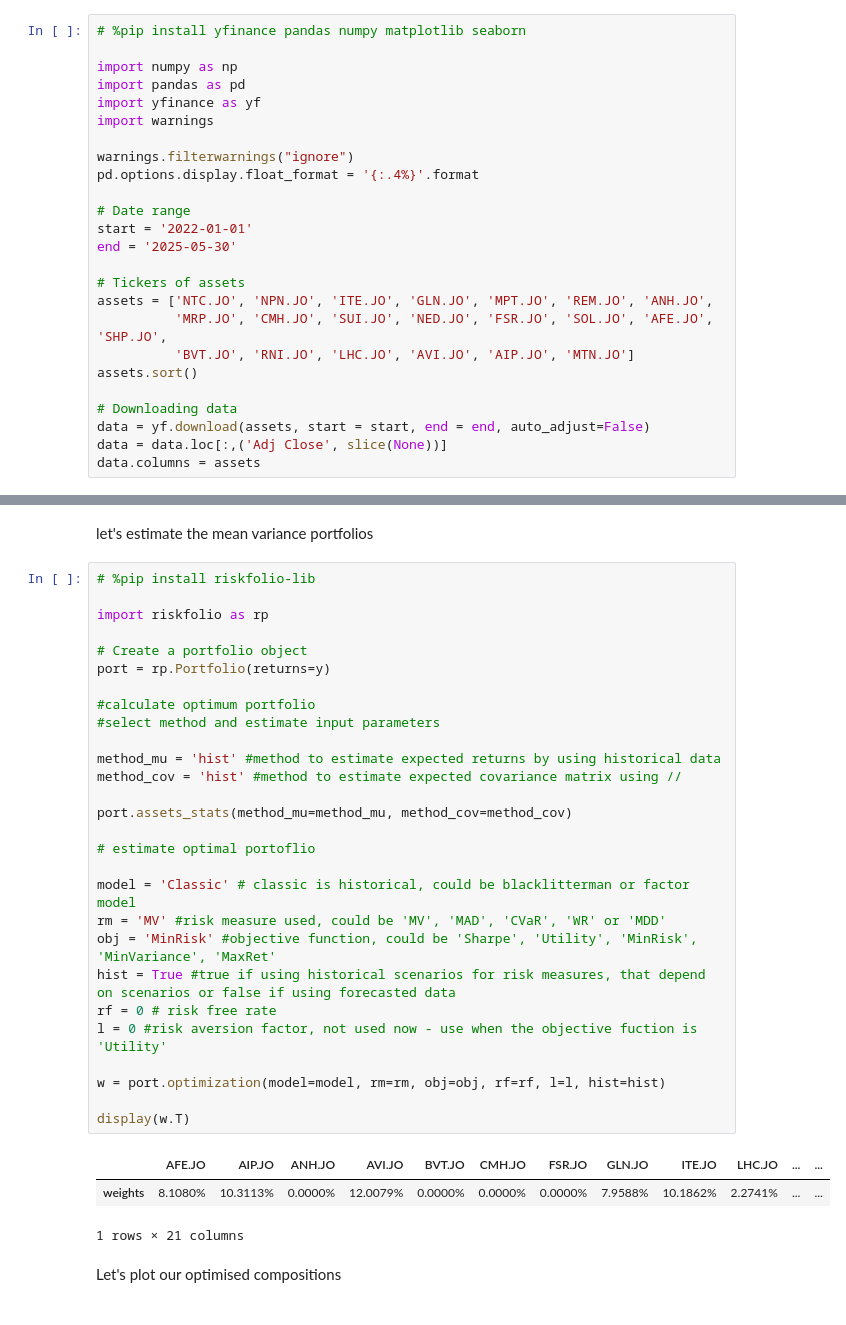
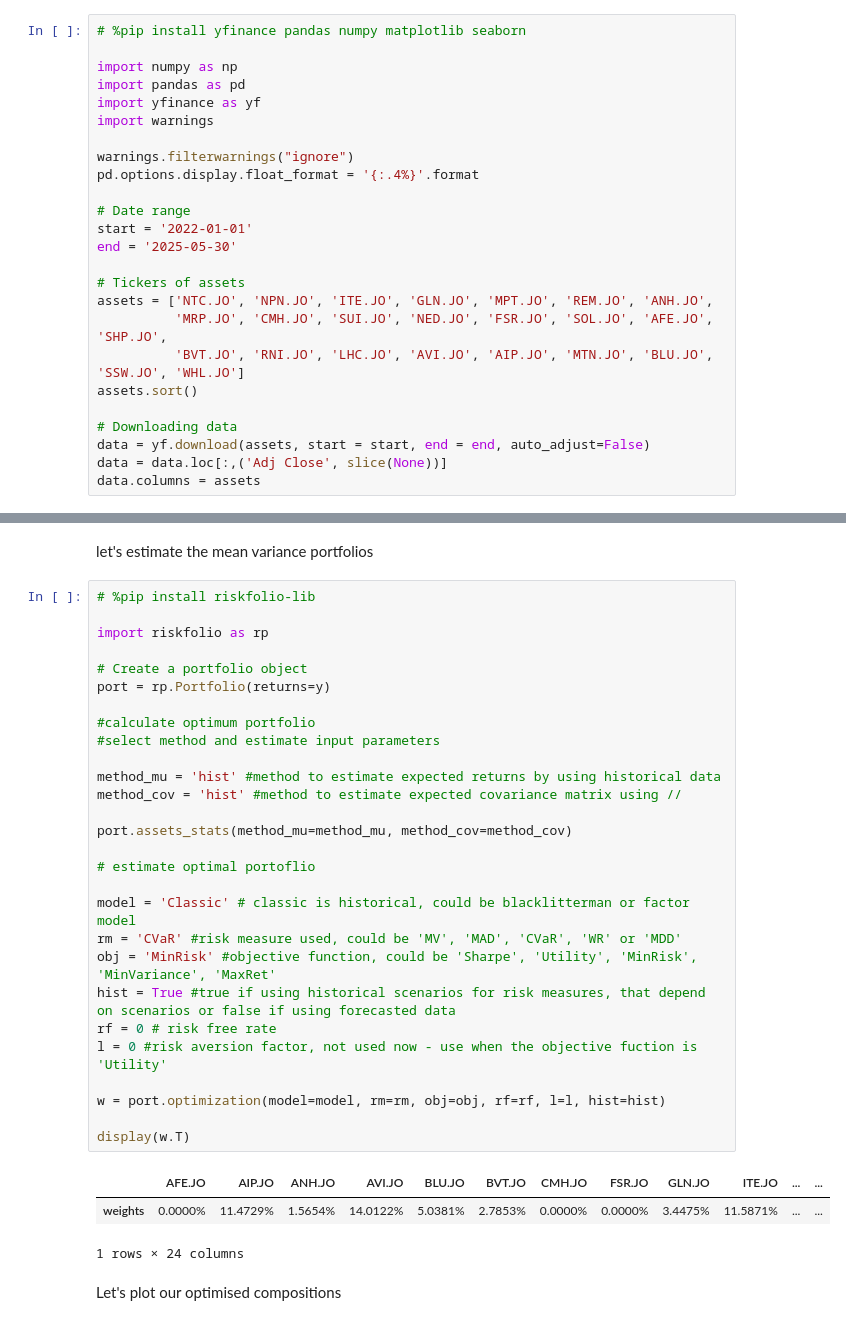
Before and after one commit to alexndala/effective_assets, a Jupyter notebook: effective_assets.ipynb, the cells around one changed output, grey strips where cells are left out. Saved outputs shown, nothing was run; the diff lists cells and outputs as text.

```diff
--- a/effective_assets.ipynb
+++ b/effective_assets.ipynb
@@ -18,7 +18,7 @@ end = '2025-05-30'
 # Tickers of assets
 assets = ['NTC.JO', 'NPN.JO', 'ITE.JO', 'GLN.JO', 'MPT.JO', 'REM.JO', 'ANH.JO',
           'MRP.JO', 'CMH.JO', 'SUI.JO', 'NED.JO', 'FSR.JO', 'SOL.JO', 'AFE.JO', 'SHP.JO',
-          'BVT.JO', 'RNI.JO', 'LHC.JO', 'AVI.JO', 'AIP.JO', 'MTN.JO']
+          'BVT.JO', 'RNI.JO', 'LHC.JO', 'AVI.JO', 'AIP.JO', 'MTN.JO', 'BLU.JO', 'SSW.JO', 'WHL.JO']
 assets.sort()
 
 # Downloading data
@@ -36,35 +36,35 @@ let's estimate the mean variance portfolios
 # %%
 # %pip install riskfolio-lib
 
 import riskfolio as rp
 
 # Create a portfolio object
 port = rp.Portfolio(returns=y)
 
 #calculate optimum portfolio
 #select method and estimate input parameters
 
 method_mu = 'hist' #method to estimate expected returns by using historical data
 method_cov = 'hist' #method to estimate expected covariance matrix using //
 
 port.assets_stats(method_mu=method_mu, method_cov=method_cov)
 
 # estimate optimal portoflio
 
 model = 'Classic' # classic is historical, could be blacklitterman or factor model
-rm = 'MV' #risk measure used, could be 'MV', 'MAD', 'CVaR', 'WR' or 'MDD'
+rm = 'CVaR' #risk measure used, could be 'MV', 'MAD', 'CVaR', 'WR' or 'MDD'
 obj = 'MinRisk' #objective function, could be 'Sharpe', 'Utility', 'MinRisk', 'MinVariance', 'MaxRet'
 hist = True #true if using historical scenarios for risk measures, that depend on scenarios or false if using forecasted data
 rf = 0 # risk free rate
 l = 0 #risk aversion factor, not used now - use when the objective fuction is 'Utility'
 
 w = port.optimization(model=model, rm=rm, obj=obj, rf=rf, l=l, hist=hist)
 
 display(w.T)
 # %% [output]
-|  | AFE.JO | AIP.JO | ANH.JO | AVI.JO | BVT.JO | CMH.JO | FSR.JO | GLN.JO | ITE.JO | LHC.JO | ... | ... |
-| weights | 8.1080% | 10.3113% | 0.0000% | 12.0079% | 0.0000% | 0.0000% | 0.0000% | 7.9588% | 10.1862% | 2.2741% | ... | ... |
+|  | AFE.JO | AIP.JO | ANH.JO | AVI.JO | BLU.JO | BVT.JO | CMH.JO | FSR.JO | GLN.JO | ITE.JO | ... | ... |
+| weights | 0.0000% | 11.4729% | 1.5654% | 14.0122% | 5.0381% | 2.7853% | 0.0000% | 0.0000% | 3.4475% | 11.5871% | ... | ... |
-1 rows × 21 columns
+1 rows × 24 columns
 # %% [markdown]
 Let's plot our optimised compositions
 # %%
```
Also changed, not shown: parts of 4 cells of this notebook.
